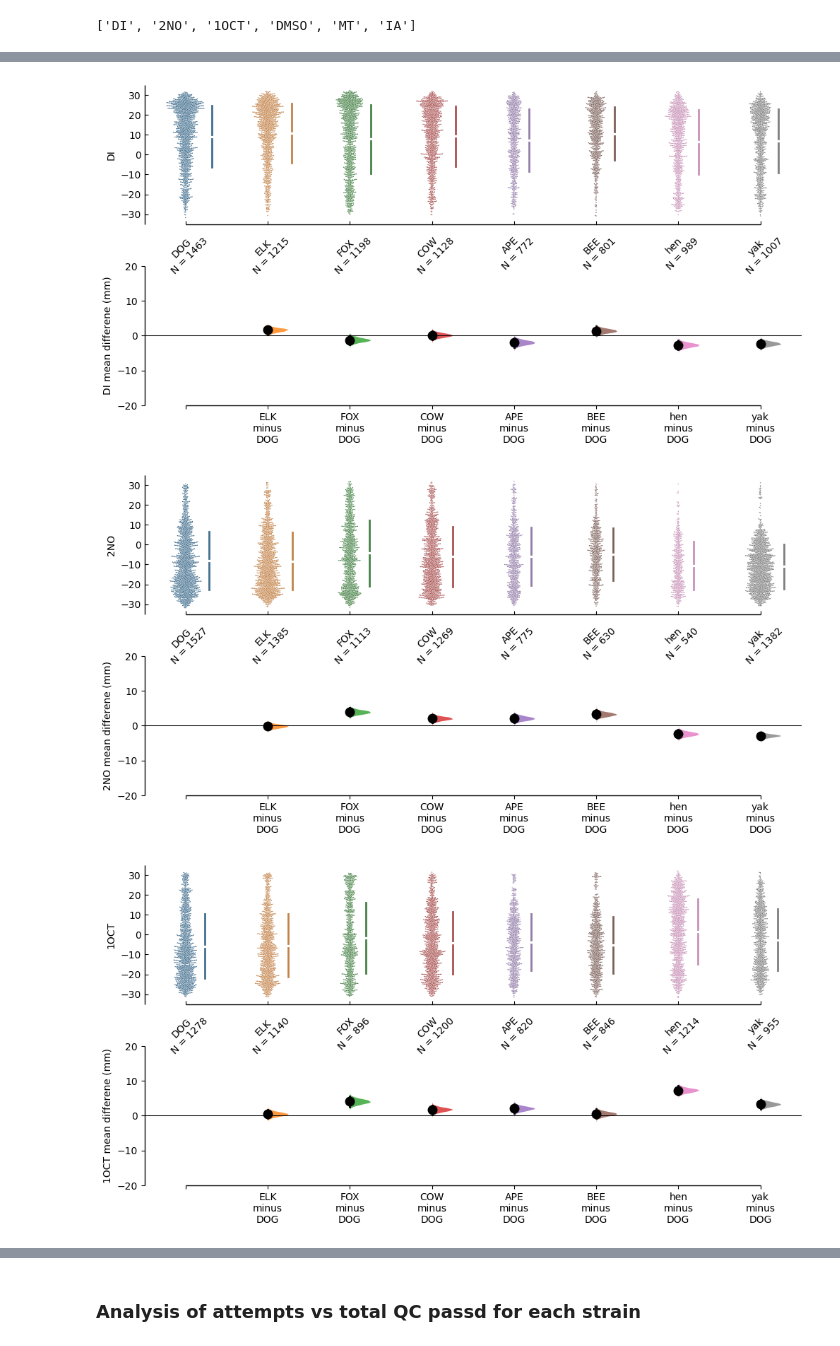
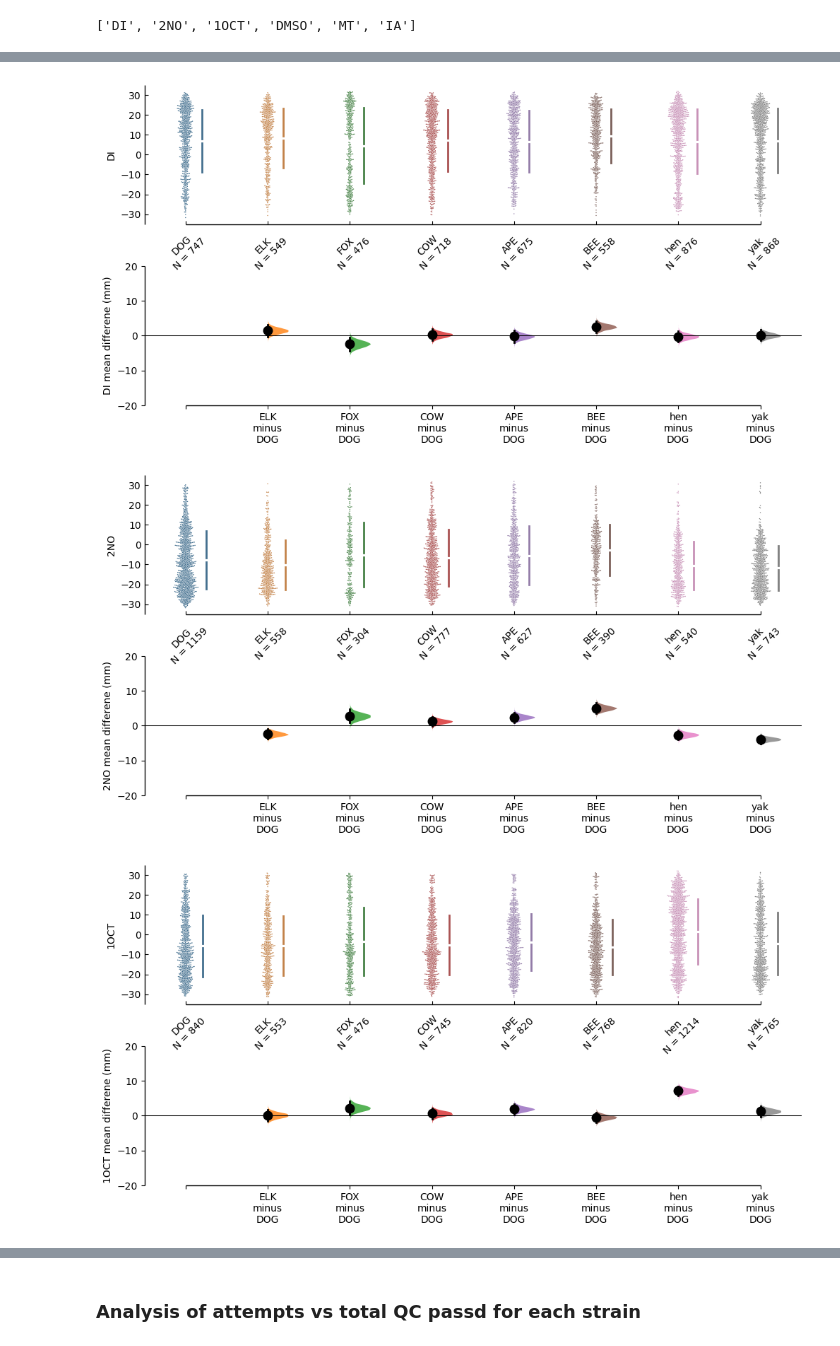
Before and after one commit to Neuroplant-Resources/Neuroplant-DataAnalysis, a Jupyter notebook: DS.ipynb, the cells around one changed output, grey strips where cells are left out. Saved outputs shown, nothing was run; the diff lists cells and outputs as text; code cells hidden in the pictures.

```diff
--- a/DS.ipynb
+++ b/DS.ipynb
@@ -33,8 +40,8 @@ hf_dat['Compound'].unique().tolist()
 # %% [output]
 ['DI', '2-NO', 'DMSO:DMSO', 'IA', 'MT', '1-Oct', nan]
 # %%
-plates = ['DS2_R1_7', 'DS2_R1_8', 'DS2_R1_9']
-all_dat = all_dat[~all_dat['Plate ID'].isin(plates)].dropna()
+# Mix up in plate labeling and compuound addition on 3 plates, so ignoring that data
+#plates = ['DS2_R1_7', 'DS2_R1_8', 'DS2_R1_9']
+#all_dat = all_dat[~all_dat['Plate ID'].isin(plates)].dropna()
 all_dat = all_dat.loc[all_dat['Strain'] != 'corrupt']
 all_dat = all_dat.append(hf_dat)
-print(len(all_dat))
@@ -43,6 +48,7 @@ print(len(all_dat))
 # %%
-all_dat = all_dat.dropna().replace({'DMSO_DMSO': 'DMSO:DMSO', '2-NO': '2NO',
-                                   '1-Oct': '1OCT'})
+#Inconsistencies in data entry need to be addressed
+all_dat = all_dat.dropna().replace({'DMSO_DMSO': 'DMSO', '2-NO': '2NO',
+                                   '1-Oct': '1OCT', 'DMSO:DMSO': 'DMSO', 'DMSO_MT':'MT' })
 # %%
 #passed = all_dat.loc[all_dat['Passes QC'] == 'Y']
 strains = all_dat['Strain'].unique().tolist()
@@ -56,6 +64,3 @@ ds_md = ds_md[['Plate ID', 'Compound Well A','Compound Well B', 'Compound Well C
 hf_md = hf_md[['Plate ID', 'Compound Well A','Compound Well B', 'Compound Well C', 'Compound Well D',
               'Strain Well A', 'Strain Well B', 'Strain Well C', 'Strain Well D', 'Image ID', 'Scanner Slot:']]
 all_md = ds_md.append(hf_md)
-# %%
-all_dat = all_dat.replace({'DMSO_DMSO': 'DMSO', '2-NO': '2NO',
-                                   '1-Oct': '1OCT', 'DMSO:DMSO': 'DMSO', 'DMSO_MT':'MT' })
@@ -109,36 +127,45 @@ color_dict = {'DMSO':'#5e4fa2', 'MT':'#5e4fa2', 'IA':'#66c2a5', 'DI':'#66c2a5',
 # %%
+#An ordered list of blindend strain names. Control condition (N2) is at the first item
 s_ordr = ['DOG', 'ELK', 'FOX', 'COW', 'APE', 'BEE', 'hen', 'yak']
 #dog = passed.loc[passed['Strain']=='DOG']
+s_pnum = (0,0)
 for c in compounds:
     h = {}
     for s in strains:
         data = all_dat.loc[(all_dat['Compound'] == c) & (all_dat['Strain'] == s)]
         for index, row in data.iterrows():
-            hold = get_worm_locs_s(row, fpath, h)
+            if row['Passes QC'] == 'Y':
+#                 if s_pnum != (s, row['Plate ID']):
+#                     s_pnum = (s, row['Plate ID'])
+                hold = get_worm_locs_s(row, fpath, h)
+#                 else:
+#                     continue
+            elif row['Passes QC'] == 'N':
+                continue
         #hold = data.apply(lambda row: get_worm_locs(row, fpath, h), axis=1)
     pooled = pd.DataFrame.from_dict(hold)
 
-    pooled.to_csv('C:/Users/Emily/Desktop/DS/Data/DS2/' + c + '_xs.csv')
+    #pooled.to_csv('C:/Users/Emily/Desktop/DS/Data/DS2/' + c + '_xs.csv')
     mm = 25.4
     # 1200 pixels per 25.4mm
     px_mm = 1200/mm
     #The following transforms the worm location data so that it is respective to the start zone
     # The start zone is at the center of the image; Start Zone = 0mm
     #Worms with positive values are closer to the compound, negative values are away from the compound
     mm_df = pooled.apply(lambda x: -(x/px_mm)+32.5)
     db_obj = db.load(mm_df, idx=(s_ordr))
     mm_plot = db_obj.mean_diff.plot(raw_marker_size=1, swarm_label = c,
                                         contrast_label= c + " mean differene (mm)", contrast_ylim = (-20,20), swarm_ylim=(-35,35))
 
     #Accessing plot axes to control plot asthetics
     rawswarm_axes = mm_plot.axes[0]
     contrast_axes = mm_plot.axes[1]
 
     rawswarm_axes.yaxis.set_tick_params(tickdir='in')
     rawswarm_axes.xaxis.set_tick_params(tickdir='in', rotation=45)
     plt.rcParams['svg.fonttype'] = 'none'
-    plt.savefig('C:/Users/Emily/Desktop/DS/Figs/' + c + '_N2ref.png')
+    #plt.savefig('C:/Users/Emily/Desktop/DS/Figs/' + c + '_N2ref.png')
 # %% [output]
-[figure, old version]
+[figure, new version]
-[figure, old version]
+[figure, new version]
-[figure, old version]
+[figure, new version]
```
Also changed, not shown: parts of 15 cells of this notebook, 15 other files.
